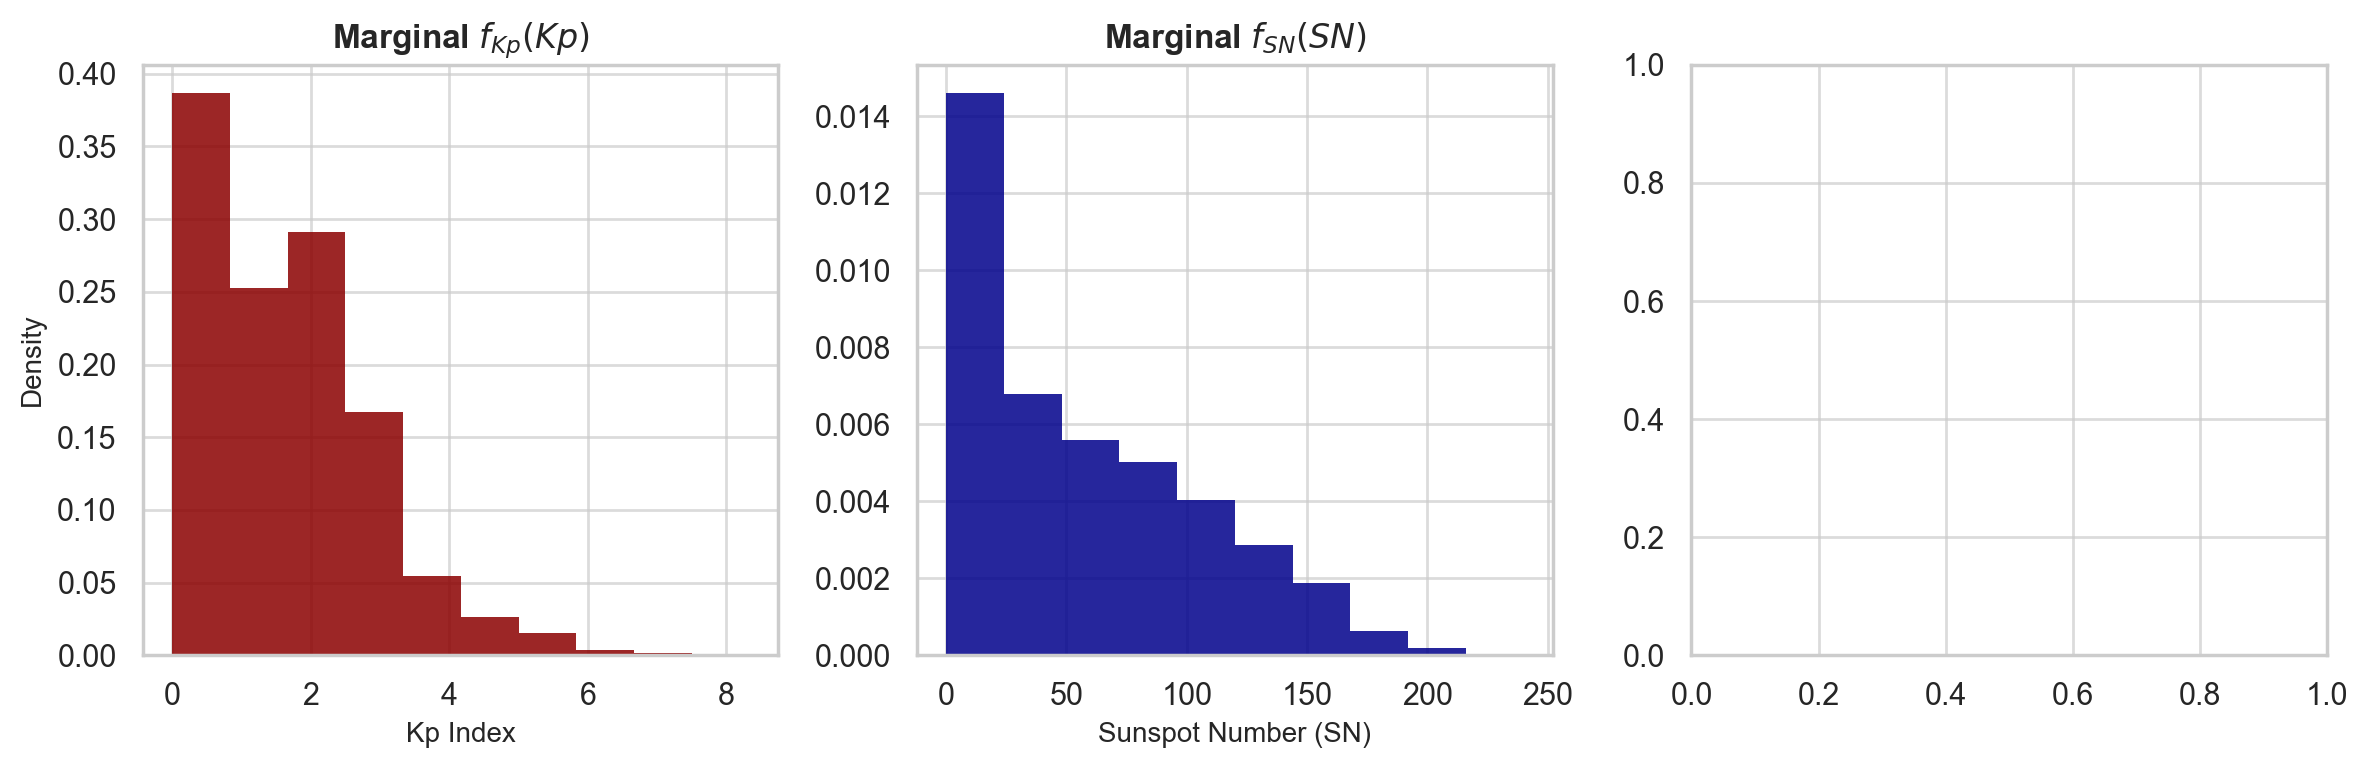
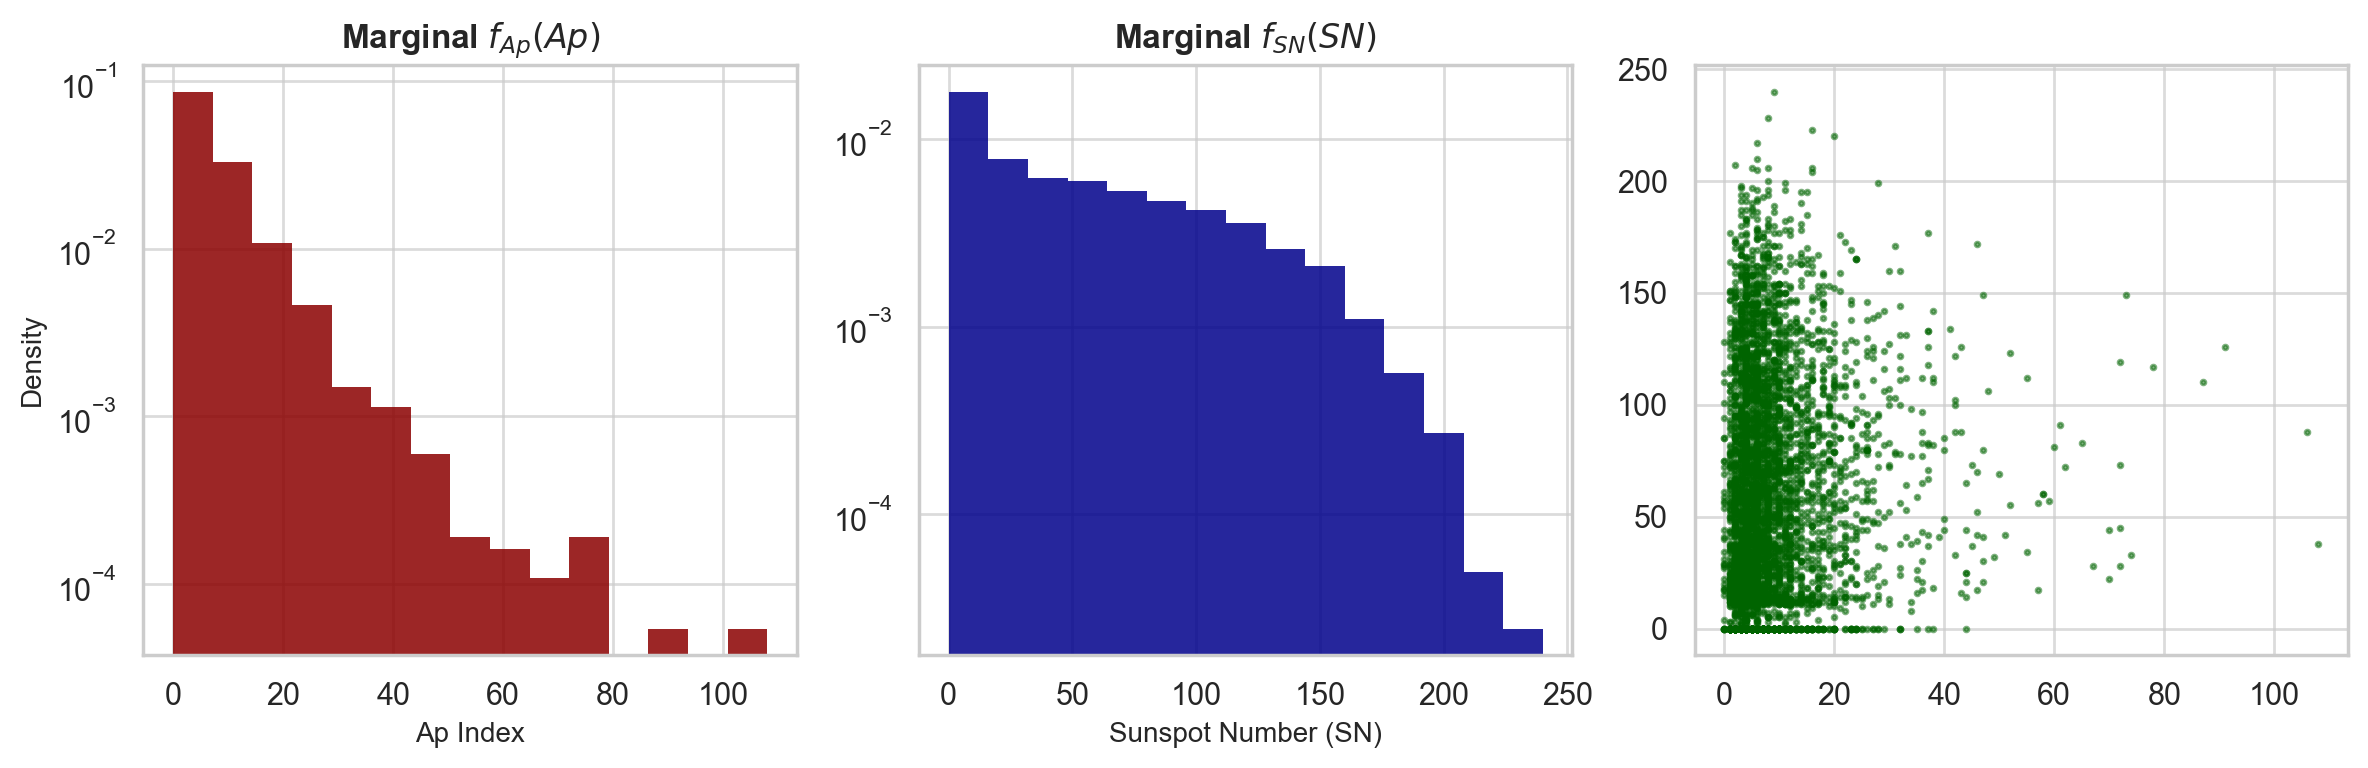
The notebook cell's code change between the first figure and the second:
--- before
+++ after
@@ -1,15 +1,19 @@
 fig, axs = plt.subplots(1, 3, figsize=(12, 4), dpi = 200)
 
-axs[0].hist(df_kp["Kp"], bins = 10, color = 'darkred', density = True, edgecolor = 'none', alpha = 0.85)
-axs[0].set_title(r"Marginal $f_{Kp}(Kp)$", fontsize=12, fontweight="bold")
-axs[0].set_xlabel("Kp Index", fontsize=10)
+axs[0].hist(df_geom["Ap"], bins = 15, color = 'darkred', density = True, edgecolor = 'none', alpha = 0.85)
+axs[0].set_title(r"Marginal $f_{Ap}(Ap)$", fontsize=12, fontweight="bold")
+axs[0].set_xlabel("Ap Index", fontsize=10)
 axs[0].set_ylabel("Density", fontsize=10)
+axs[0].set_yscale("log")
 
-axs[1].hist(df_sn["daily_total_sn"], bins = 10, color = 'darkblue', density = True, edgecolor = 'none', alpha = 0.85)
+axs[1].hist(df_geom["SN"], bins = 15, color = 'darkblue', density = True, edgecolor = 'none', alpha = 0.85)
 axs[1].set_title(r"Marginal $f_{SN}(SN)$", fontsize=12, fontweight="bold")
 axs[1].set_xlabel(r"Sunspot Number (SN)", fontsize=10)
+axs[1].set_yscale("log")
 #axs[1].set_ylabel("Density", fontsize=10)
 
-#hb = axs[2].hexbin(df_kp["Kp"], df_sn["daily_total_sn"], gridsize=30, cmap='Blues', mincnt=1)
+axs[2].scatter(df_geom["Ap"], df_geom["SN"], marker = 'o', color = 'darkgreen', s=3, alpha=0.5)
+#hb = axs[2].hexbin(df_geom["Ap"], df_geom["SN"], gridsize=30, cmap='Blues', mincnt=1)
+#plt.colorbar(hb, ax=axs[2], label='Conteo')
 
 plt.tight_layout()

Commit: last